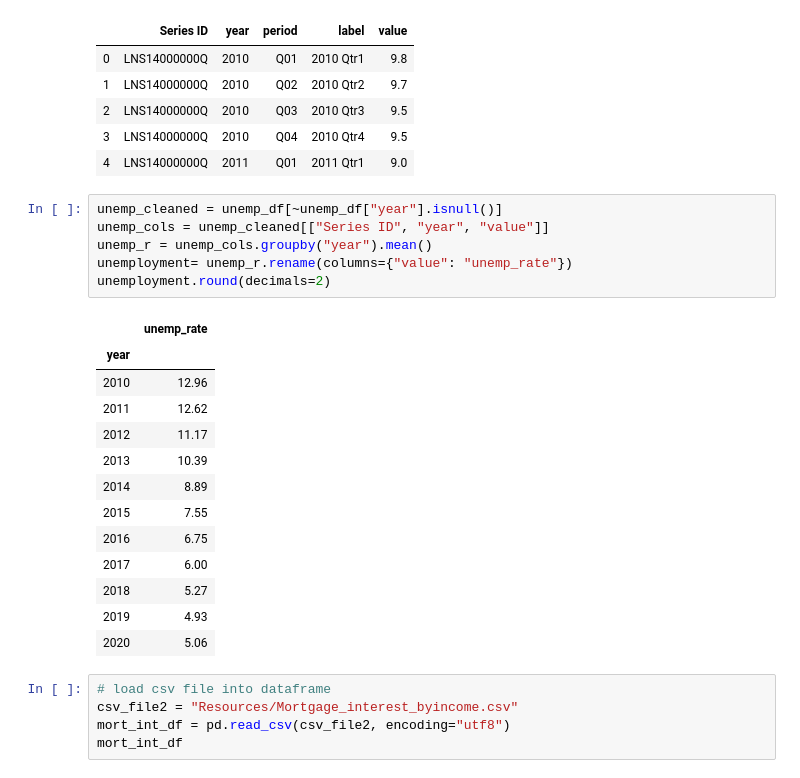
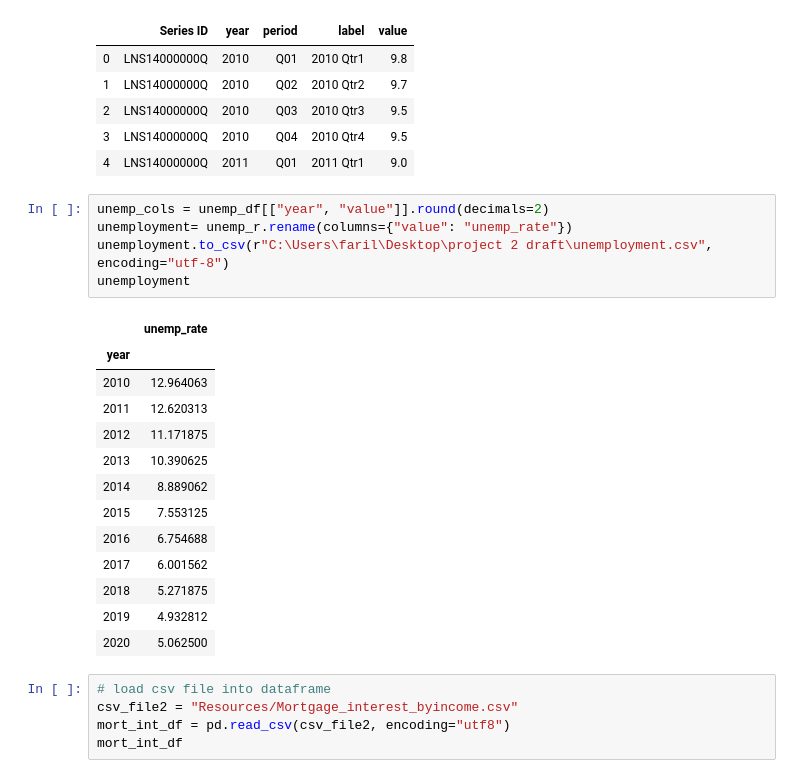
Before and after one commit to Shahidmumtaz/project_2, a Jupyter notebook: db/project_2.ipynb, the cells around one changed output. Saved outputs shown, nothing was run; the diff lists cells and outputs as text.

```diff
--- a/db/project_2.ipynb
+++ b/db/project_2.ipynb
@@ -18,26 +19,25 @@ unemp_df.head()
 | 2 | LNS14000000Q | 2010 | Q03 | 2010 Qtr3 | 9.5 |
 | 3 | LNS14000000Q | 2010 | Q04 | 2010 Qtr4 | 9.5 |
 | 4 | LNS14000000Q | 2011 | Q01 | 2011 Qtr1 | 9.0 |
-# %%
-unemp_cleaned = unemp_df[~unemp_df["year"].isnull()]
-unemp_cols = unemp_cleaned[["Series ID", "year", "value"]]
-unemp_r = unemp_cols.groupby("year").mean()
-unemployment= unemp_r.rename(columns={"value": "unemp_rate"})
-unemployment.round(decimals=2)
-# %% [output]
-|  | unemp_rate |
-| year |  |
-| 2010 | 12.96 |
-| 2011 | 12.62 |
-| 2012 | 11.17 |
-| 2013 | 10.39 |
-| 2014 | 8.89 |
-| 2015 | 7.55 |
-| 2016 | 6.75 |
-| 2017 | 6.00 |
-| 2018 | 5.27 |
-| 2019 | 4.93 |
-| 2020 | 5.06 |
+# %%
+unemp_cols = unemp_df[["year", "value"]].round(decimals=2)
+unemployment= unemp_r.rename(columns={"value": "unemp_rate"})
+unemployment.to_csv(r"C:\Users\faril\Desktop\project 2 draft\unemployment.csv", encoding="utf-8")
+unemployment
+# %% [output]
+|  | unemp_rate |
+| year |  |
+| 2010 | 12.964063 |
+| 2011 | 12.620313 |
+| 2012 | 11.171875 |
+| 2013 | 10.390625 |
+| 2014 | 8.889062 |
+| 2015 | 7.553125 |
+| 2016 | 6.754688 |
+| 2017 | 6.001562 |
+| 2018 | 5.271875 |
+| 2019 | 4.932812 |
+| 2020 | 5.062500 |
 # %%
 # load csv file into dataframe
 csv_file2 = "Resources/Mortgage_interest_byincome.csv"
```
Also changed, not shown: parts of 14 cells of this notebook.
